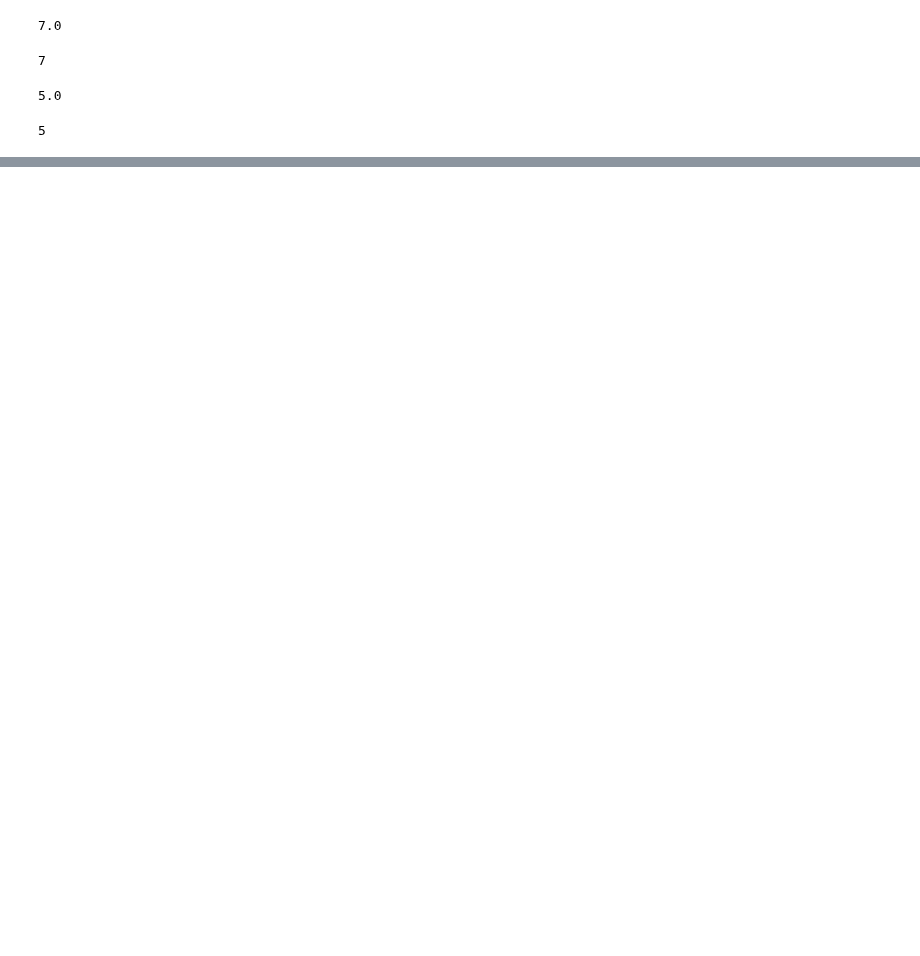
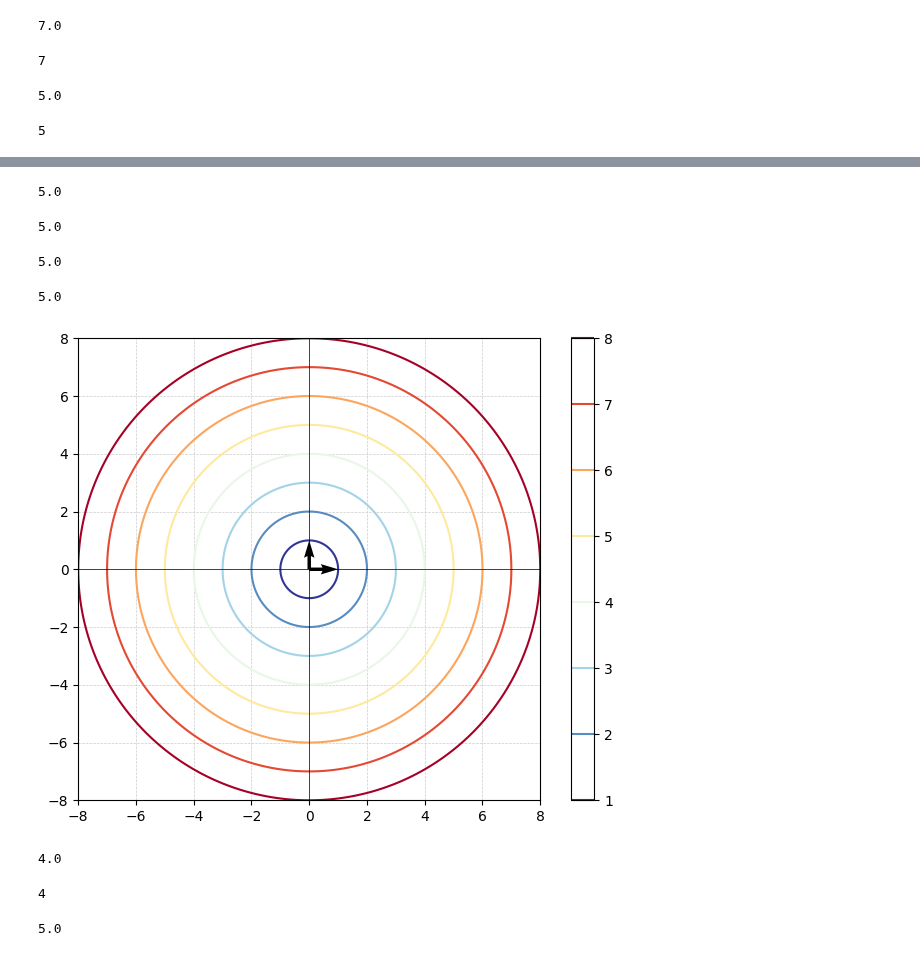
Before and after one commit to Arch-jyh/iris_books, a Jupyter notebook: math_easy/Linear_algebra/1/exersice1_8.ipynb, the cells around one changed output, grey strips where cells are left out. Saved outputs shown, nothing was run; the diff lists cells and outputs as text; code cells hidden in the pictures; blank space fills up the shorter version.

```diff
--- a/math_easy/Linear_algebra/1/exersice1_8.ipynb
+++ b/math_easy/Linear_algebra/1/exersice1_8.ipynb
@@ -22,0 +76,18 @@ np.sum(np.abs(b))
+# %%
+L2_a = np.linalg.norm(a,ord = 2)
+L2_a
+# %% [output]
+5.0
+# %%
+np.sqrt(a[0]**2+a[1]**2)
+# %% [output]
+5.0
+# %%
+L2_b = np.linalg.norm(b,ord = 2)
+L2_b
+# %% [output]
+5.0
+# %%
+np.sqrt(b[0]**2 + b[1]**2)
+# %% [output]
+5.0
@@ -22,0 +97,46 @@ np.sum(np.abs(b))
+# %%
+xx,yy = np.meshgrid(np.linspace(-8,8,1000),
+                    np.linspace(-8,8,1000))
+# %%
+p = 2
+#**才表示幂运算,^不是幂运算而是按位异或运算  数学公式中^才是上角标,这是数学排版和纯文本的几号,非pyhon编程
+zz = (xx**p + yy**p)**(1/p)
+# %%
+e1 = np.array([1,0])
+e2 = np.array([0,1])
+
+color_e1 = [0,0,0]
+color_e2 = [0,0,0]
+# %%
+plt.figure(figsize = (8,6))
+plt.quiver(0,0,e1[0],e1[1],
+           #scale_units scale两个参数需要搭配使用,一个确定缩放基准一个确定缩放比例
+          angles = 'xy',scale_units = 'xy',
+          scale = 1,color = color_e1,
+          label = 'e1',zorder = 1000)
+
+plt.quiver(0,0,e2[0],e2[1],
+           angles = 'xy',scale_units = 'xy',
+           scale = 1,color = color_e2,
+           label = 'e2',zorder = 1000)
+
+contour = plt.contour(xx,yy,zz,
+                      levels = np.arange(1,9),
+                      cmap = 'RdYlBu_r')
+
+cbar = plt.colorbar(contour) #
+
+plt.xlim(-8,8)
+plt.ylim(-8,8)
+
+plt.axhline(0,color = 'k',linewidth = 0.5)
+plt.axvline(0,color = 'k',linewidth = 0.5)
+
+plt.xticks(np.arange(-8,9,2))
+plt.yticks(np.arange(-8,9,2))
+#color参数为字符串,相当于其他参数'red'等颜色字符串参数的同一写法,这个数字表示灰度字符串数字参数
+plt.grid(True,which = 'both',linestyle = '--',linewidth = 0.5,color = '0.8')
+
+plt.gca().set_aspect('equal',adjustable = 'box')
+# %% [output]
+[figure, added]
@@ -22,0 +148,9 @@ np.sum(np.abs(b))
+# %%
+L_inf_a = np.linalg.norm(a,ord = np.inf)
+L_inf_a
+# %% [output]
+4.0
+# %%
+np.max(np.abs(a))
+# %% [output]
+4
@@ -22,0 +159,4 @@ np.sum(np.abs(b))
+# %%
+L_inf_b
+# %% [output]
+5.0
```
Also changed, not shown: parts of 16 cells of this notebook.
